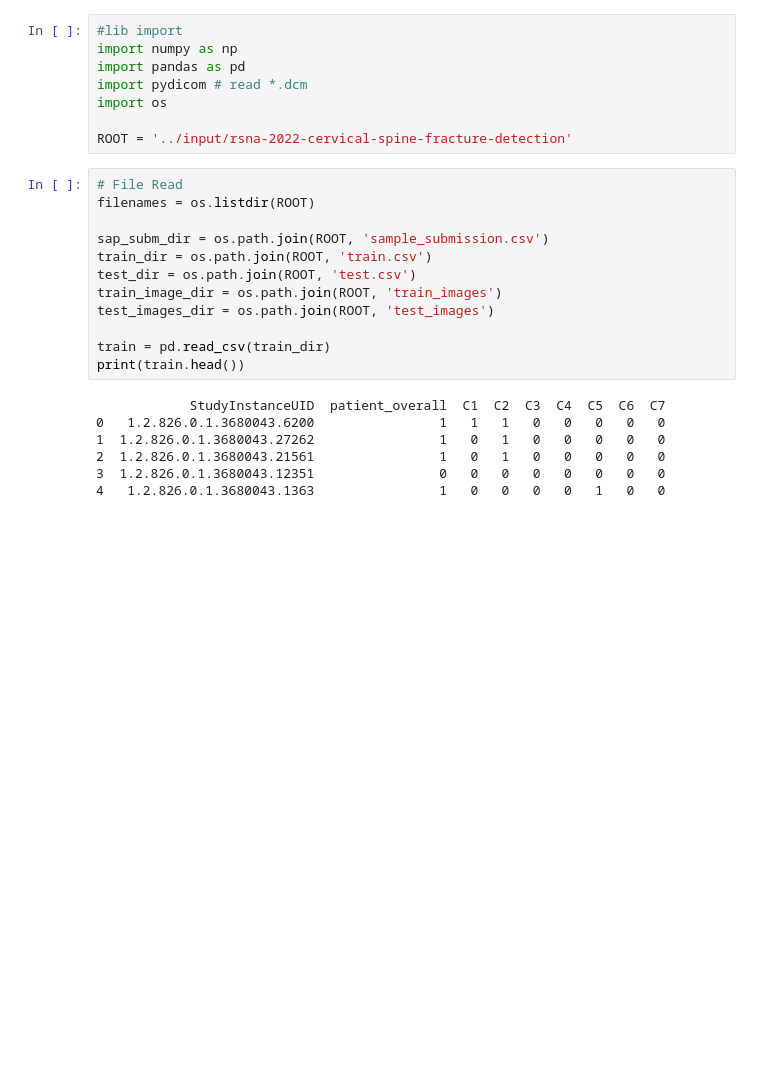
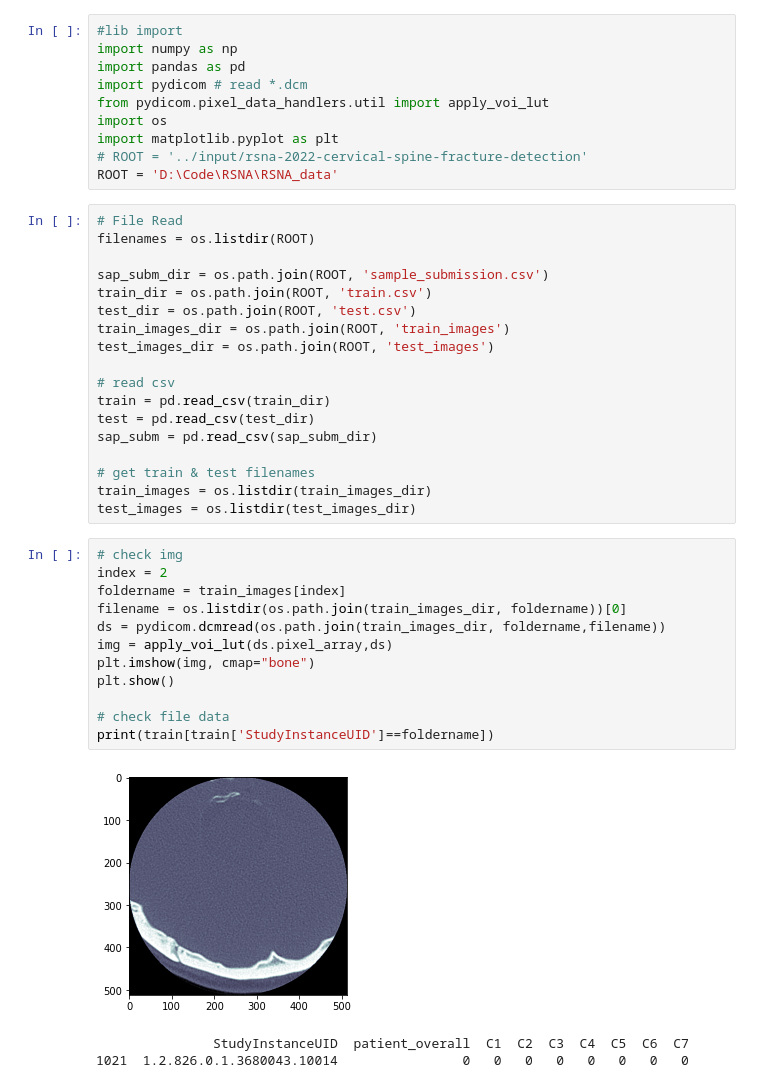
Before and after one commit to JavaZeroo/Kaggle, a Jupyter notebook: rsna-2022.ipynb, the cells around one changed output. Drawn from its saved outputs; the diff is of its cells as text; blank space fills up the shorter version.

```diff
--- a/rsna-2022.ipynb
+++ b/rsna-2022.ipynb
@@ -3,9 +3,11 @@
 import numpy as np
 import pandas as pd
 import pydicom # read *.dcm
+from pydicom.pixel_data_handlers.util import apply_voi_lut
 import os
-
-ROOT = '../input/rsna-2022-cervical-spine-fracture-detection'
+import matplotlib.pyplot as plt
+# ROOT = '../input/rsna-2022-cervical-spine-fracture-detection'
+ROOT = 'D:\Code\RSNA\RSNA_data'
 # %%
 # File Read
 filenames = os.listdir(ROOT)
@@ -13,15 +15,30 @@ filenames = os.listdir(ROOT)
 sap_subm_dir = os.path.join(ROOT, 'sample_submission.csv')
 train_dir = os.path.join(ROOT, 'train.csv')
 test_dir = os.path.join(ROOT, 'test.csv')
-train_image_dir = os.path.join(ROOT, 'train_images')
+train_images_dir = os.path.join(ROOT, 'train_images')
 test_images_dir = os.path.join(ROOT, 'test_images')
 
+# read csv
 train = pd.read_csv(train_dir)
-print(train.head())
+test = pd.read_csv(test_dir)
+sap_subm = pd.read_csv(sap_subm_dir)
+
+# get train & test filenames
+train_images = os.listdir(train_images_dir)
+test_images = os.listdir(test_images_dir)
-# %% [output]
-            StudyInstanceUID  patient_overall  C1  C2  C3  C4  C5  C6  C7
-0   1.2.826.0.1.3680043.6200                1   1   1   0   0   0   0   0
-1  1.2.826.0.1.3680043.27262                1   0   1   0   0   0   0   0
-2  1.2.826.0.1.3680043.21561                1   0   1   0   0   0   0   0
-3  1.2.826.0.1.3680043.12351                0   0   0   0   0   0   0   0
-4   1.2.826.0.1.3680043.1363                1   0   0   0   0   1   0   0
+# %%
+# check img
+index = 2
+foldername = train_images[index]
+filename = os.listdir(os.path.join(train_images_dir, foldername))[0]
+ds = pydicom.dcmread(os.path.join(train_images_dir, foldername,filename))
+img = apply_voi_lut(ds.pixel_array,ds)
+plt.imshow(img, cmap="bone")
+plt.show()
+
+# check file data
+print(train[train['StudyInstanceUID']==foldername])
+# %% [output]
+[figure, added]
+               StudyInstanceUID  patient_overall  C1  C2  C3  C4  C5  C6  C7
+1021  1.2.826.0.1.3680043.10014                0   0   0   0   0   0   0   0
```
Also changed, not shown: 1 other file.
